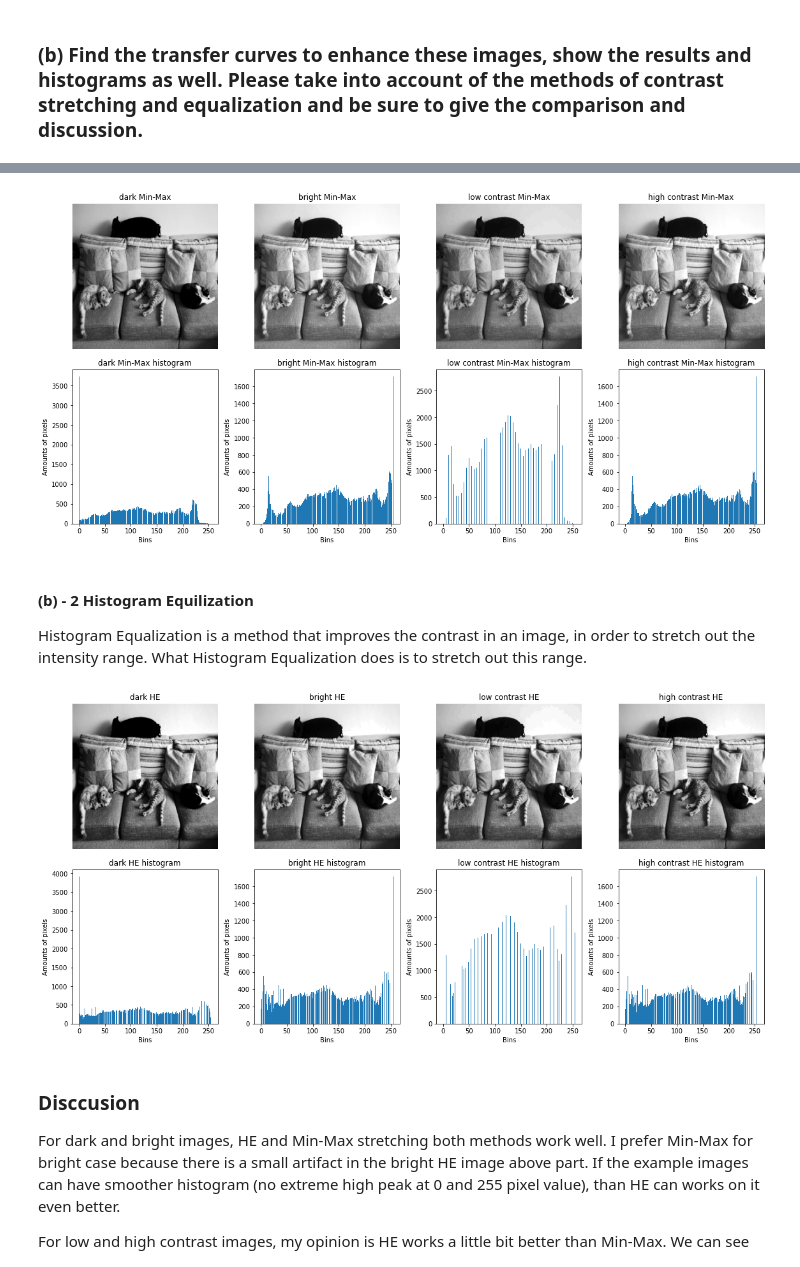
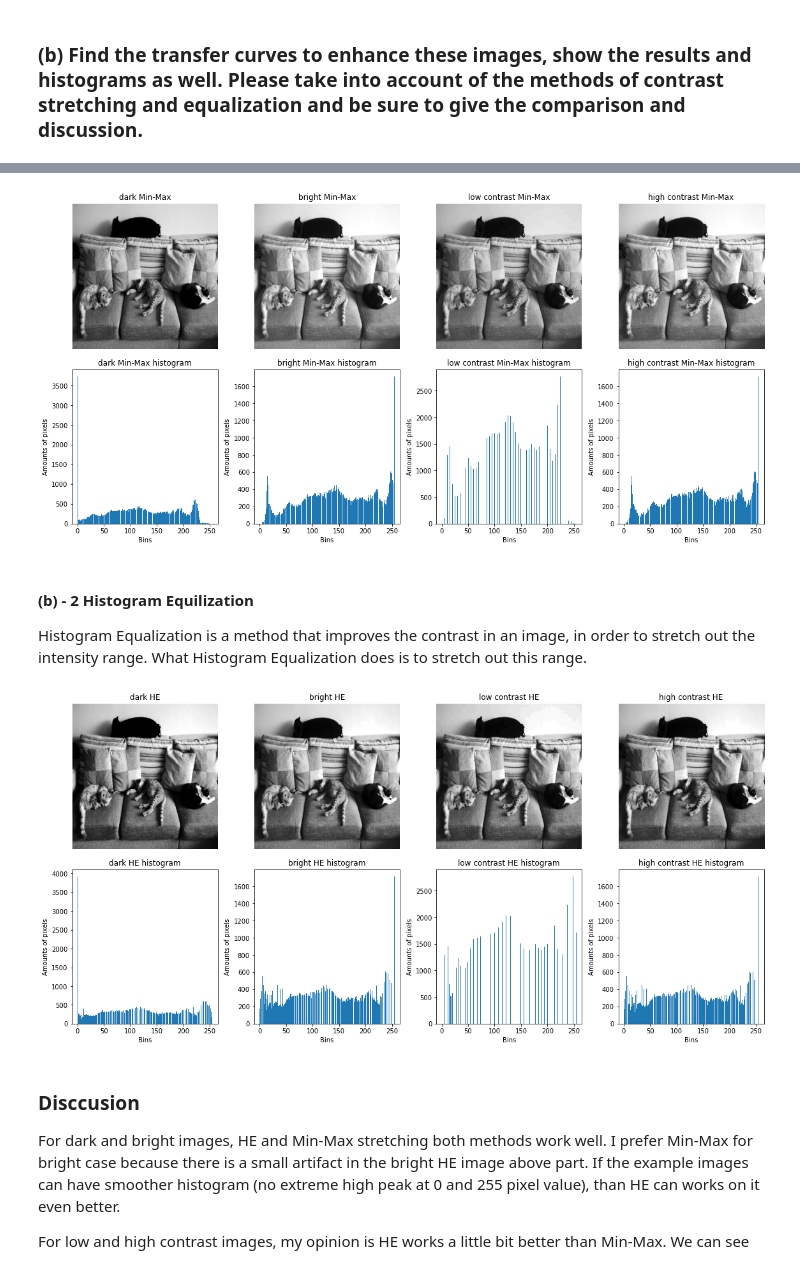
Before and after one commit to denpo1022/Histogram-Equalization-and-Specification, a Jupyter notebook: main.ipynb, the cells around one changed output, grey strips where cells are left out. Drawn from its saved outputs; the diff is of its cells as text; code cells hidden in the pictures.

```diff
--- a/main.ipynb
+++ b/main.ipynb
@@ -198,35 +203,39 @@ plt.subplot(2, 4, 5)
 plt.hist(minmax_dark.flatten(), bins=256)
 plt.title('dark Min-Max histogram')
 plt.xlabel('Bins')
+plt.xlim([-10, 265])
 plt.ylabel('Amounts of pixels')
 
 # bright image histogram
 plt.subplot(2, 4, 6)
 plt.hist(minmax_bright.flatten(), bins=256)
 plt.title('bright Min-Max histogram')
 plt.xlabel('Bins')
+plt.xlim([-10, 265])
 plt.ylabel('Amounts of pixels')
 
 # low contrast image histogram
 plt.subplot(2, 4, 7)
 plt.hist(minmax_low_con.flatten(), bins=256)
 plt.title('low contrast Min-Max histogram')
 plt.xlabel('Bins')
+plt.xlim([-10, 265])
 plt.ylabel('Amounts of pixels')
 
 # high contrast image histogram
 plt.subplot(2, 4, 8)
 plt.hist(minmax_high_con.flatten(), bins=256)
 plt.title('high contrast Min-Max histogram')
 plt.xlabel('Bins')
+plt.xlim([-10, 265])
 plt.ylabel('Amounts of pixels')
 
 # avoid histogram ylabel overlap with the neighbor plot
 plt.tight_layout()
 
 plt.show()
 # %% [output]
-[figure, old version]
+[figure, new version]
 # %% [markdown]
 #### (b) - 2 Histogram Equilization
 
@@ -313,6 +322,7 @@ plt.subplot(2, 4, 5)
 plt.hist(HE_dark.flatten(), bins=256)
 plt.title('dark HE histogram')
 plt.xlabel('Bins')
+plt.xlim([-10, 265])
 plt.ylabel('Amounts of pixels')
 
 # bright image histogram
@@ -320,6 +330,7 @@ plt.subplot(2, 4, 6)
 plt.hist(HE_bright.flatten(), bins=256)
 plt.title('bright HE histogram')
 plt.xlabel('Bins')
+plt.xlim([-10, 265])
 plt.ylabel('Amounts of pixels')
 
 # low contrast image histogram
@@ -327,6 +338,7 @@ plt.subplot(2, 4, 7)
 plt.hist(HE_low_con.flatten(), bins=256)
 plt.title('low contrast HE histogram')
 plt.xlabel('Bins')
+plt.xlim([-10, 265])
 plt.ylabel('Amounts of pixels')
 
 # high contrast image histogram
@@ -334,6 +346,7 @@ plt.subplot(2, 4, 8)
 plt.hist(HE_high_con.flatten(), bins=256)
 plt.title('high contrast HE histogram')
 plt.xlabel('Bins')
+plt.xlim([-10, 265])
 plt.ylabel('Amounts of pixels')
 
 # avoid histogram ylabel overlap with the neighbor plot
@@ -341,7 +354,7 @@ plt.tight_layout()
 
 plt.show()
 # %% [output]
-[figure, old version]
+[figure, new version]
 # %% [markdown]
 ### Disccusion
 
```
Also changed, not shown: parts of 5 cells of this notebook.
